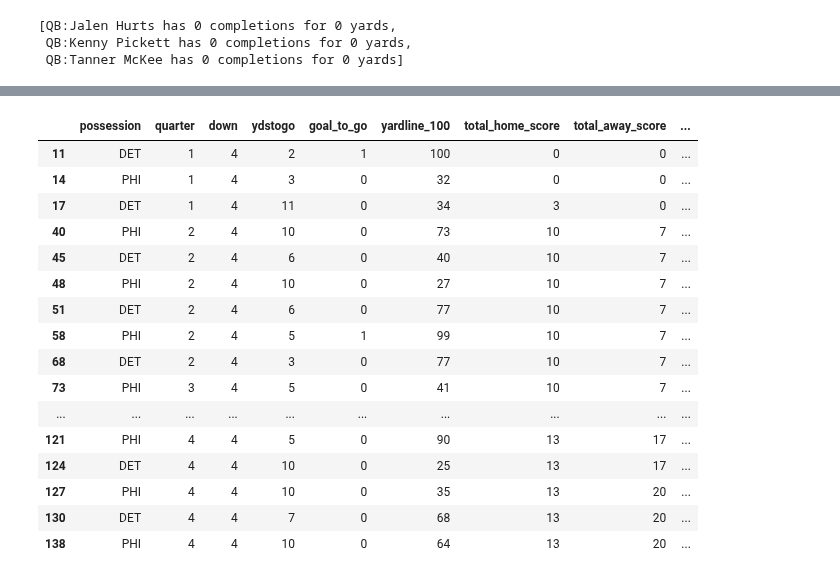
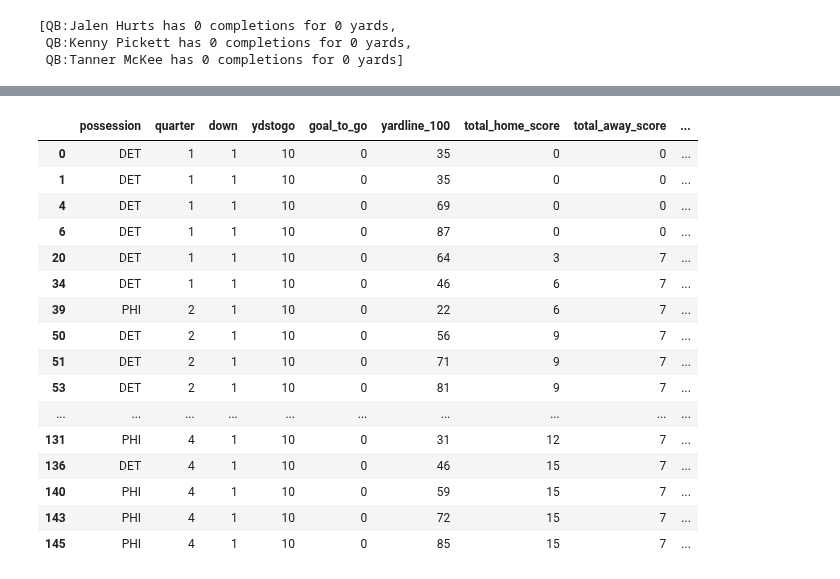
Before and after one commit to sharedw/NFL_sim, a Jupyter notebook: sim.ipynb, the cells around one changed output, grey strips where cells are left out. Cells and saved outputs as stored; diff of their text form; code cells hidden in the pictures.

```diff
--- a/sim.ipynb
+++ b/sim.ipynb
@@ -9,5 +9,6 @@ import joblib
 import numpy as np
 import pandas as pd
 players = pd.read_csv('C:/Github/nfl_sim/data/depth.csv',
-                      usecols=['season', 'club_code', 'week',  'depth_team','formation', 'gsis_id',
+                      usecols=['season', 'club_code', 'week',  'dense_depth','formation', 'gsis_id',
        'position', 'full_name'])
+rb_stats =  pd.read_csv('data/rb_stats.csv',index_col=0)
@@ -97,7 +104,7 @@ class Team2:
                 players.append(QB(player_data))
         return players
 # %%
-vik = Team2('PHI',2024, 13)
-det = Team2('DET',2024, 13)
-vik.players.sample(5)
+vik = Team('PHI',2024, 13)
+det = Team('DET',2024, 13)
+vik.players
 # %% [output]
@@ -132,6 +150,8 @@ class GameState:
 		self.pbp = []
 		self.run_or_pass = joblib.load('models/run_or_pass.joblib')
 		self.run_or_pass_cols = config['run_or_pass_cols']
+		self.choose_rusher = joblib.load('models/choose_rusher.joblib')
+		self.choose_rusher_cols = config['choose_rusher_cols']
 		self.play_encoding = config['play_encoding']
 		self.wind = random.randint(0,10)
 		self.temp = random.randint(40,90)
@@ -200,24 +220,33 @@ class GameState:
 			"quarter_seconds_remaining": self.clock,
 			'half_seconds_remaining': self.clock + (900 * (self.quarter%2)),
     		'game_seconds_remaining': self.clock + (900 * (4-self.quarter)),
-			'spread_line':-14.5,
+			'spread_line':-2.5,
 			'total_line': 42.5
 		}
 
 		self.pbp.append(play_data)
 
-	def log_play_type(self,play_type, yds):
+	def log_play_type(self,play_type, yds,verbose=True):
 		self.pbp[-1]['play_type'] = play_type
 		self.pbp[-1]['yards_gained'] = yds
-		print(
-			f'{self.possession.name} {play_type} for {yds} yards, {self.pbp[-1]['yardline_100']} yd line,' +
-			  f' {self.pbp[-1]['ydstogo']} yds to go on {self.pbp[-1]['down']} down.' +
-			f' {self.pbp[-1]['quarter_seconds_remaining'] // 60}:{self.pbp[-1]['quarter_seconds_remaining']  % 60} left'
-		)
+		if verbose:
+			print(
+				f'{self.possession.name} {play_type} for {yds} yards, {self.pbp[-1]['yardline_100']} yd line,' +
+				f' {self.pbp[-1]['ydstogo']} yds to go on {self.pbp[-1]['down']} down.' +
+				f' {self.pbp[-1]['quarter_seconds_remaining'] // 60}:{self.pbp[-1]['quarter_seconds_remaining']  % 60} left'
+			)
 		return
 
 	def run_play(self, team):
-		player = random.choice(team.RBs)
+		raw_features = dict(self.pbp[-1])
+		raw_features.update(team.rb_stats)
+		features = [raw_features[key] for key in self.choose_rusher_cols]
+		preds = self.choose_rusher.predict_proba([features])
+		rusher_depth = np.random.choice(len(preds[0]), p=preds[0])
+		for x in team.RBs:
+			if x.depth_team == rusher_depth:
+				player = x
+				break
 		player.carries += 1
 		yds = random.randint(-5, 15)
 		player.rush_yards += yds
@@ -398,20 +418,20 @@ pbp.head(15)
 # %%
-pbp.loc[pbp.down==4]
+pbp.loc[pbp.down==1]
 # %% [output]
 |  | possession | quarter | down | ydstogo | goal_to_go | yardline_100 | total_home_score | total_away_score | ... |
-| 11 | DET | 1 | 4 | 2 | 1 | 100 | 0 | 0 | ... |
-| 14 | PHI | 1 | 4 | 3 | 0 | 32 | 0 | 0 | ... |
-| 17 | DET | 1 | 4 | 11 | 0 | 34 | 3 | 0 | ... |
-| 40 | PHI | 2 | 4 | 10 | 0 | 73 | 10 | 7 | ... |
-| 45 | DET | 2 | 4 | 6 | 0 | 40 | 10 | 7 | ... |
-| 48 | PHI | 2 | 4 | 10 | 0 | 27 | 10 | 7 | ... |
-| 51 | DET | 2 | 4 | 6 | 0 | 77 | 10 | 7 | ... |
-| 58 | PHI | 2 | 4 | 5 | 1 | 99 | 10 | 7 | ... |
-| 68 | DET | 2 | 4 | 3 | 0 | 77 | 10 | 7 | ... |
-| 73 | PHI | 3 | 4 | 5 | 0 | 41 | 10 | 7 | ... |
+| 0 | DET | 1 | 1 | 10 | 0 | 35 | 0 | 0 | ... |
+| 1 | DET | 1 | 1 | 10 | 0 | 35 | 0 | 0 | ... |
+| 4 | DET | 1 | 1 | 10 | 0 | 69 | 0 | 0 | ... |
+| 6 | DET | 1 | 1 | 10 | 0 | 87 | 0 | 0 | ... |
+| 20 | DET | 1 | 1 | 10 | 0 | 64 | 3 | 7 | ... |
+| 34 | DET | 1 | 1 | 10 | 0 | 46 | 6 | 7 | ... |
+| 39 | PHI | 2 | 1 | 10 | 0 | 22 | 6 | 7 | ... |
+| 50 | DET | 2 | 1 | 10 | 0 | 56 | 9 | 7 | ... |
+| 51 | DET | 2 | 1 | 10 | 0 | 71 | 9 | 7 | ... |
+| 53 | DET | 2 | 1 | 10 | 0 | 81 | 9 | 7 | ... |
 | ... | ... | ... | ... | ... | ... | ... | ... | ... | ... |
-| 121 | PHI | 4 | 4 | 5 | 0 | 90 | 13 | 17 | ... |
-| 124 | DET | 4 | 4 | 10 | 0 | 25 | 13 | 17 | ... |
-| 127 | PHI | 4 | 4 | 10 | 0 | 35 | 13 | 20 | ... |
-| 130 | DET | 4 | 4 | 7 | 0 | 68 | 13 | 20 | ... |
-| 138 | PHI | 4 | 4 | 10 | 0 | 64 | 13 | 20 | ... |
+| 131 | PHI | 4 | 1 | 10 | 0 | 31 | 12 | 7 | ... |
+| 136 | DET | 4 | 1 | 10 | 0 | 46 | 15 | 7 | ... |
+| 140 | PHI | 4 | 1 | 10 | 0 | 59 | 15 | 7 | ... |
+| 143 | PHI | 4 | 1 | 10 | 0 | 72 | 15 | 7 | ... |
+| 145 | PHI | 4 | 1 | 10 | 0 | 85 | 15 | 7 | ... |
```
Also changed, not shown: parts of 14 cells of this notebook, 6 other files.
